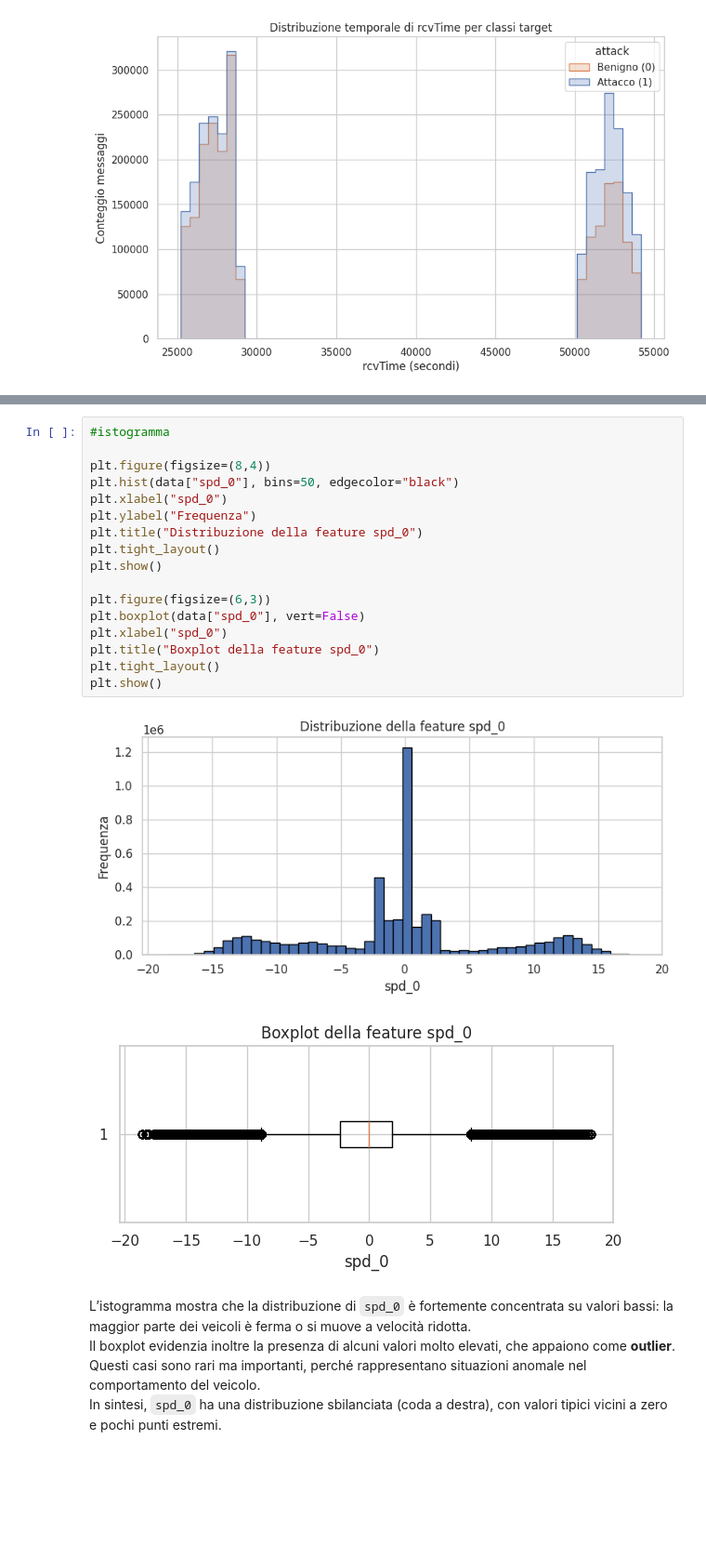
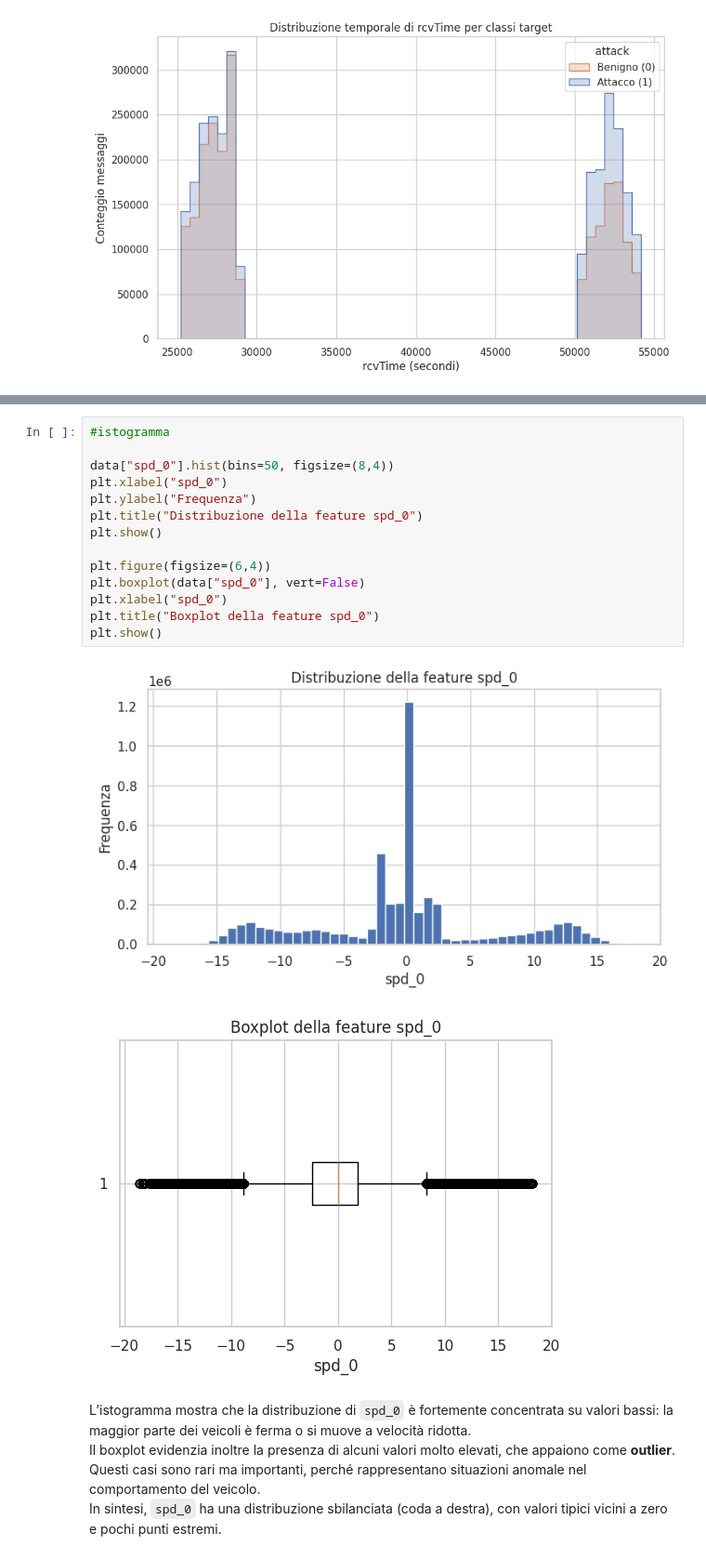
Before and after one commit to gar-nov/tirocinio, a Jupyter notebook: EDA.ipynb, the cells around one changed output, grey strips where cells are left out. Shown at 93% size. Saved outputs shown, nothing was run; the diff lists cells and outputs as text; blank space fills up the shorter version.

```diff
--- a/EDA.ipynb
+++ b/EDA.ipynb
@@ -278,23 +300,20 @@ ma non verrà incluso come feature nel training dei modelli di classificazione.
 # %%
 #istogramma
 
-plt.figure(figsize=(8,4))
-plt.hist(data["spd_0"], bins=50, edgecolor="black")
+data["spd_0"].hist(bins=50, figsize=(8,4))
 plt.xlabel("spd_0")
 plt.ylabel("Frequenza")
 plt.title("Distribuzione della feature spd_0")
-plt.tight_layout()
 plt.show()
 
-plt.figure(figsize=(6,3))
+plt.figure(figsize=(6,4))
 plt.boxplot(data["spd_0"], vert=False)
 plt.xlabel("spd_0")
 plt.title("Boxplot della feature spd_0")
-plt.tight_layout()
 plt.show()
 # %% [output]
-[figure, old version]
+[figure, new version]
-[figure, old version]
+[figure, new version]
 # %% [markdown]
 L’istogramma mostra che la distribuzione di `spd_0` è fortemente concentrata su valori bassi: la maggior parte dei veicoli è ferma o si muove a velocità ridotta.
 Il boxplot evidenzia inoltre la presenza di alcuni valori molto elevati, che appaiono come **outlier**.
```
Also changed, not shown: parts of 4 cells of this notebook.
